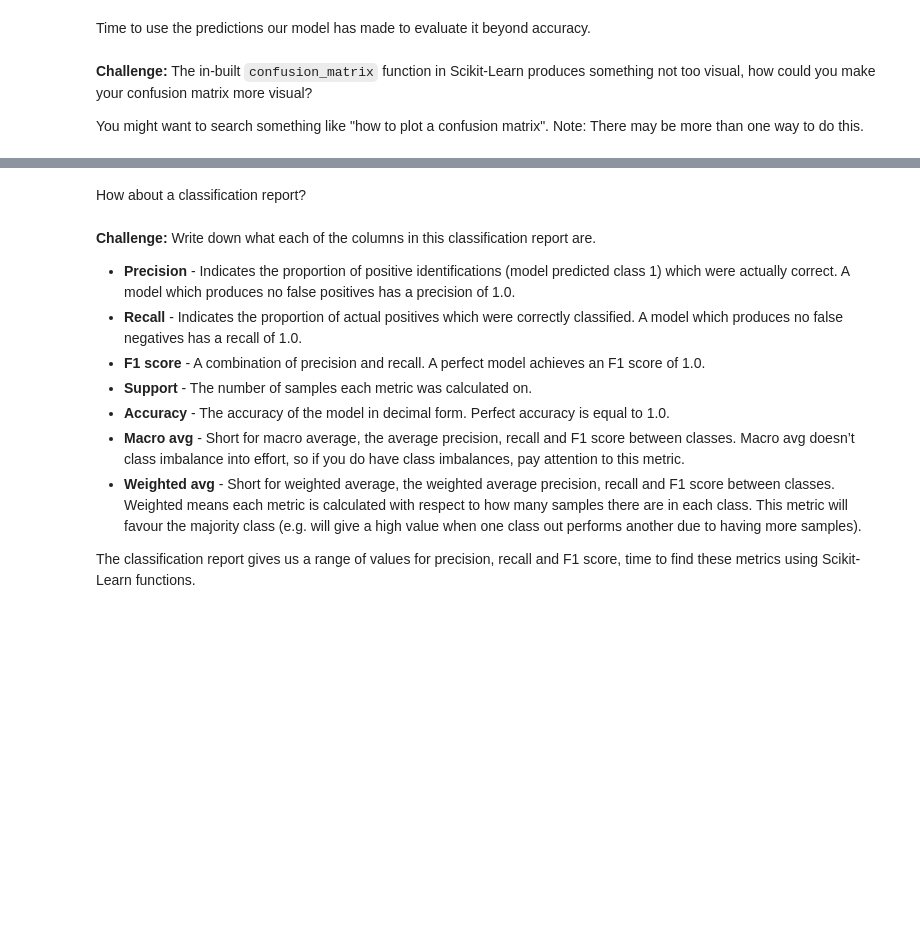
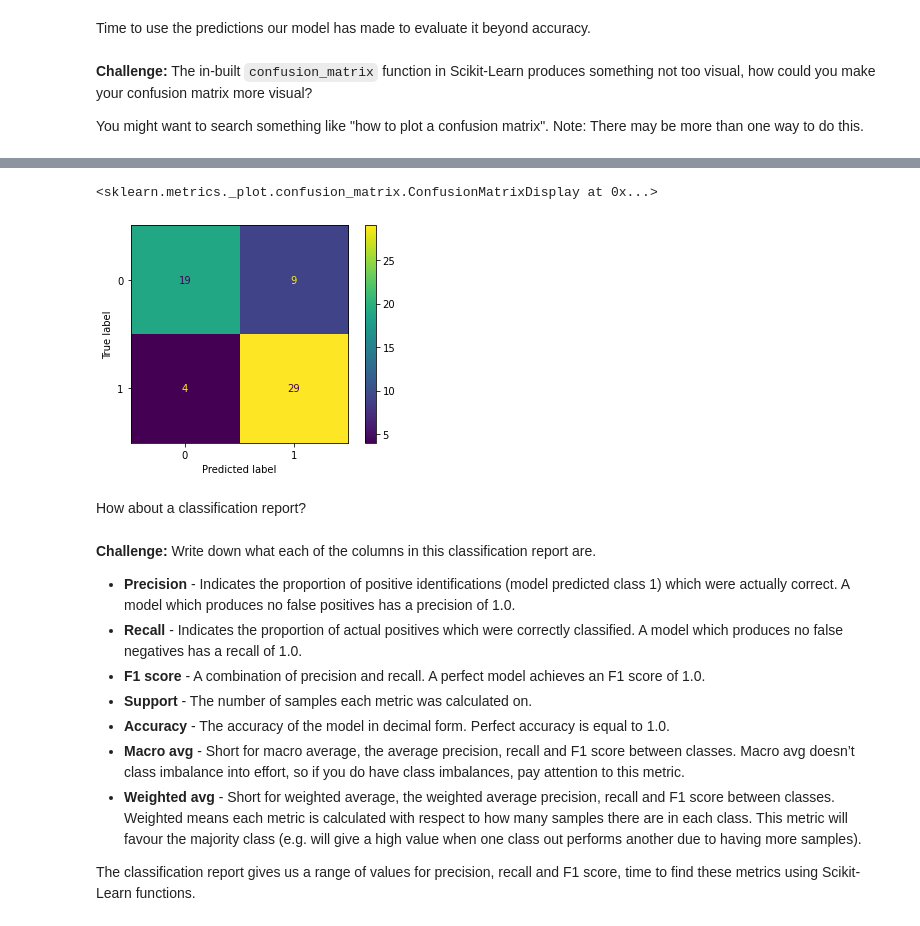
Before and after one commit to gargharshal/Learning-Notebooks, a Jupyter notebook: scikit/scikit-learn-revision.ipynb, the cells around one changed output, grey strips where cells are left out. Drawn from its saved outputs; the diff is of its cells as text; code cells hidden in the pictures; blank space fills up the shorter version.

```diff
--- a/scikit/scikit-learn-revision.ipynb
+++ b/scikit/scikit-learn-revision.ipynb
@@ -397,3 +426,10 @@ You might want to search something like "how to plot a confusion matrix". Note:
+# %%
+from sklearn.metrics import plot_confusion_matrix
+
+plot_confusion_matrix(clf, X_test, y_test)
+# %% [output]
+<sklearn.metrics._plot.confusion_matrix.ConfusionMatrixDisplay at 0x...>
+[figure, added]
 # %% [markdown]
 How about a classification report?
 # %%
```
Also changed, not shown: parts of 27 cells of this notebook.
